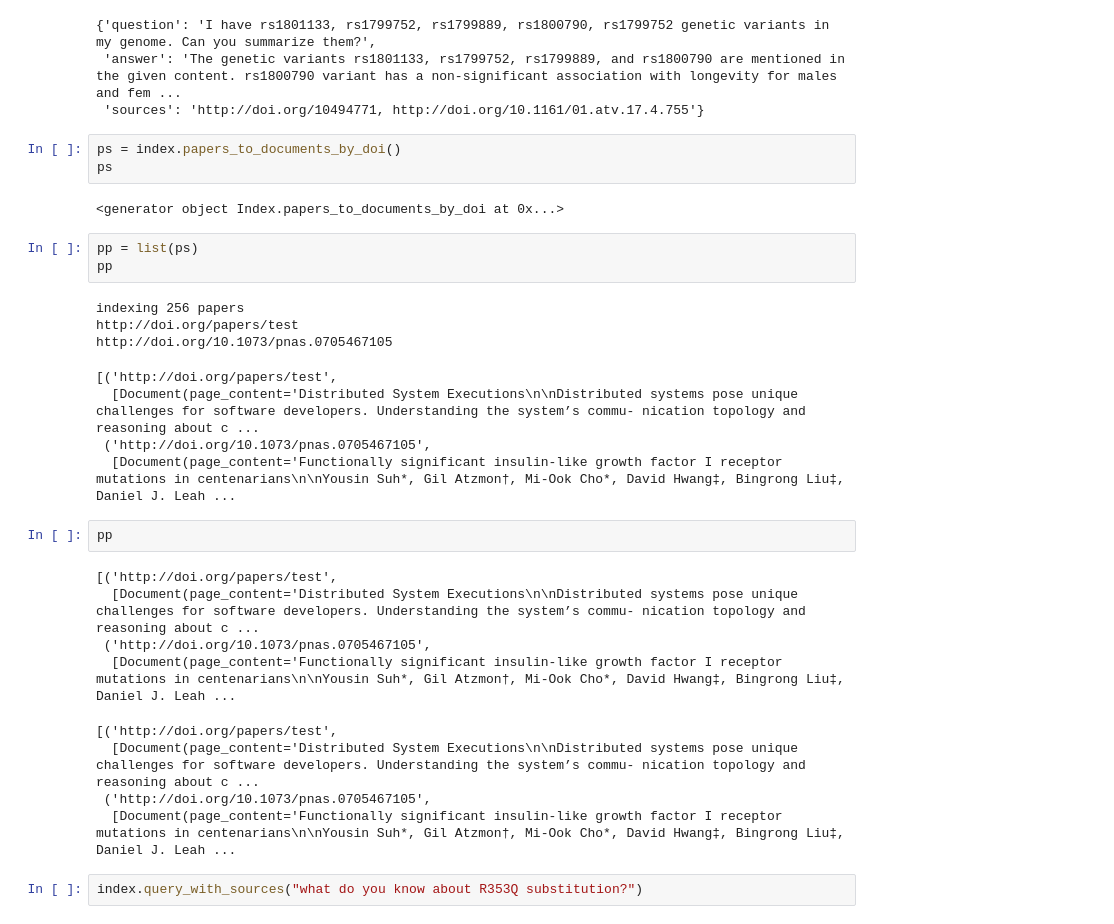
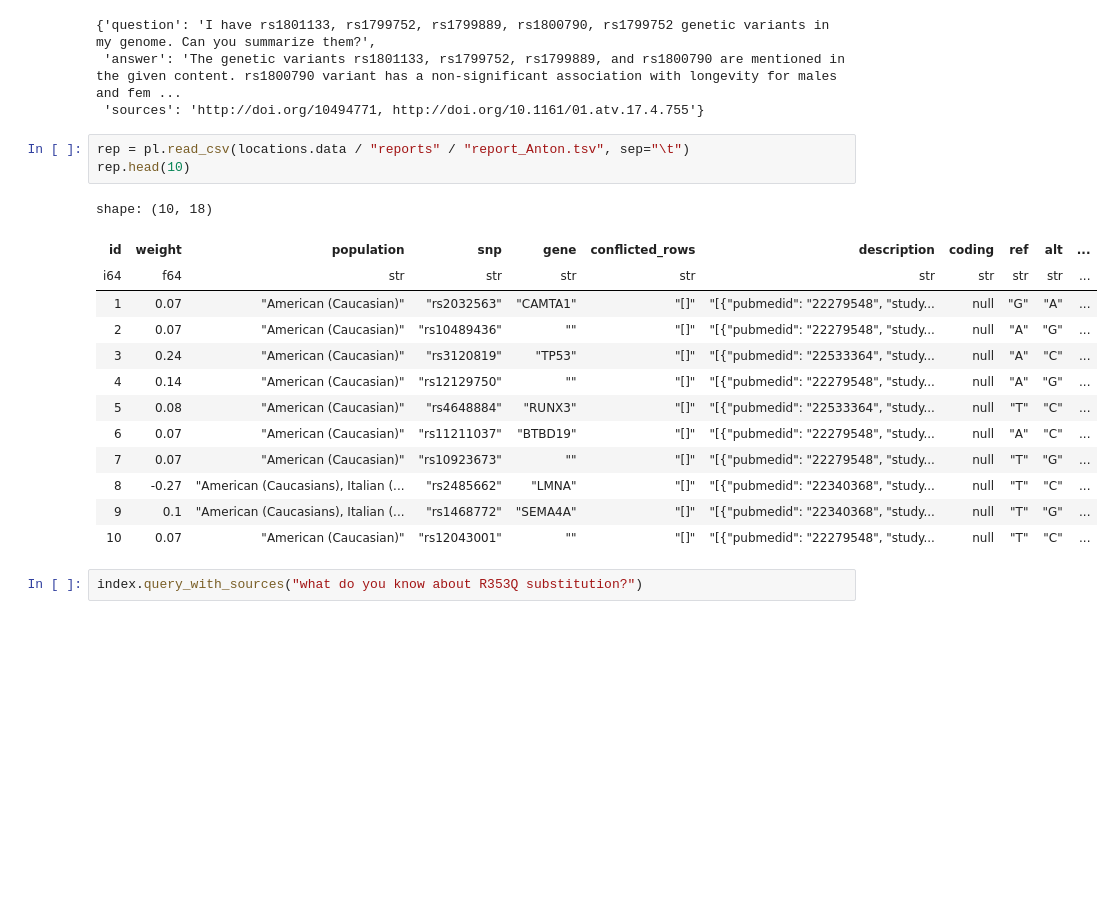
Before and after one commit to longevity-genie/longevity-genie, a Jupyter notebook: notebooks/index.ipynb, the cells around one changed output. Drawn from its saved outputs; the diff is of its cells as text; blank space fills up the shorter version.

```diff
--- a/notebooks/index.ipynb
+++ b/notebooks/index.ipynb
@@ -101,33 +101,23 @@ index.query_with_sources("I have rs1801133, rs1799752, rs1799889, rs1800790, rs1
 {'question': 'I have rs1801133, rs1799752, rs1799889, rs1800790, rs1799752 genetic variants in my genome. Can you summarize them?',
  'answer': 'The genetic variants rs1801133, rs1799752, rs1799889, and rs1800790 are mentioned in the given content. rs1800790 variant has a non-significant association with longevity for males and fem ...
  'sources': 'http://doi.org/10494771, http://doi.org/10.1161/01.atv.17.4.755'}
-# %%
-ps = index.papers_to_documents_by_doi()
-ps
-# %% [output]
-<generator object Index.papers_to_documents_by_doi at 0x...>
-# %%
-pp = list(ps)
-pp
-# %% [output]
-indexing 256 papers
-http://doi.org/papers/test
-http://doi.org/10.1073/pnas.0705467105
-[('http://doi.org/papers/test',
-  [Document(page_content='Distributed System Executions\n\nDistributed systems pose unique challenges for software developers. Understanding the system’s commu- nication topology and reasoning about c ...
- ('http://doi.org/10.1073/pnas.0705467105',
-  [Document(page_content='Functionally significant insulin-like growth factor I receptor mutations in centenarians\n\nYousin Suh*, Gil Atzmon†, Mi-Ook Cho*, David Hwang‡, Bingrong Liu‡, Daniel J. Leah ...
-# %%
-pp
-# %% [output]
-[('http://doi.org/papers/test',
-  [Document(page_content='Distributed System Executions\n\nDistributed systems pose unique challenges for software developers. Understanding the system’s commu- nication topology and reasoning about c ...
- ('http://doi.org/10.1073/pnas.0705467105',
-  [Document(page_content='Functionally significant insulin-like growth factor I receptor mutations in centenarians\n\nYousin Suh*, Gil Atzmon†, Mi-Ook Cho*, David Hwang‡, Bingrong Liu‡, Daniel J. Leah ...
-[('http://doi.org/papers/test',
-  [Document(page_content='Distributed System Executions\n\nDistributed systems pose unique challenges for software developers. Understanding the system’s commu- nication topology and reasoning about c ...
- ('http://doi.org/10.1073/pnas.0705467105',
-  [Document(page_content='Functionally significant insulin-like growth factor I receptor mutations in centenarians\n\nYousin Suh*, Gil Atzmon†, Mi-Ook Cho*, David Hwang‡, Bingrong Liu‡, Daniel J. Leah ...
+# %%
+rep = pl.read_csv(locations.data / "reports" / "report_Anton.tsv", sep="\t")
+rep.head(10)
+# %% [output]
+shape: (10, 18)
+| id | weight | population | snp | gene | conflicted_rows | description | coding | ref | alt | ... |
+| i64 | f64 | str | str | str | str | str | str | str | str | ... |
+| 1 | 0.07 | "American (Caucasian)" | "rs2032563" | "CAMTA1" | "[]" | "[{"pubmedid": "22279548", "study... | null | "G" | "A" | ... |
+| 2 | 0.07 | "American (Caucasian)" | "rs10489436" | "" | "[]" | "[{"pubmedid": "22279548", "study... | null | "A" | "G" | ... |
+| 3 | 0.24 | "American (Caucasian)" | "rs3120819" | "TP53" | "[]" | "[{"pubmedid": "22533364", "study... | null | "A" | "C" | ... |
+| 4 | 0.14 | "American (Caucasian)" | "rs12129750" | "" | "[]" | "[{"pubmedid": "22279548", "study... | null | "A" | "G" | ... |
+| 5 | 0.08 | "American (Caucasian)" | "rs4648884" | "RUNX3" | "[]" | "[{"pubmedid": "22533364", "study... | null | "T" | "C" | ... |
+| 6 | 0.07 | "American (Caucasian)" | "rs11211037" | "BTBD19" | "[]" | "[{"pubmedid": "22279548", "study... | null | "A" | "C" | ... |
+| 7 | 0.07 | "American (Caucasian)" | "rs10923673" | "" | "[]" | "[{"pubmedid": "22279548", "study... | null | "T" | "G" | ... |
+| 8 | -0.27 | "American (Caucasians), Italian (... | "rs2485662" | "LMNA" | "[]" | "[{"pubmedid": "22340368", "study... | null | "T" | "C" | ... |
+| 9 | 0.1 | "American (Caucasians), Italian (... | "rs1468772" | "SEMA4A" | "[]" | "[{"pubmedid": "22340368", "study... | null | "T" | "G" | ... |
+| 10 | 0.07 | "American (Caucasian)" | "rs12043001" | "" | "[]" | "[{"pubmedid": "22279548", "study... | null | "T" | "C" | ... |
 # %%
 index.query_with_sources("what do you know about R353Q substitution?")
 # %% [output]
```
Also changed, not shown: 7 other files.
